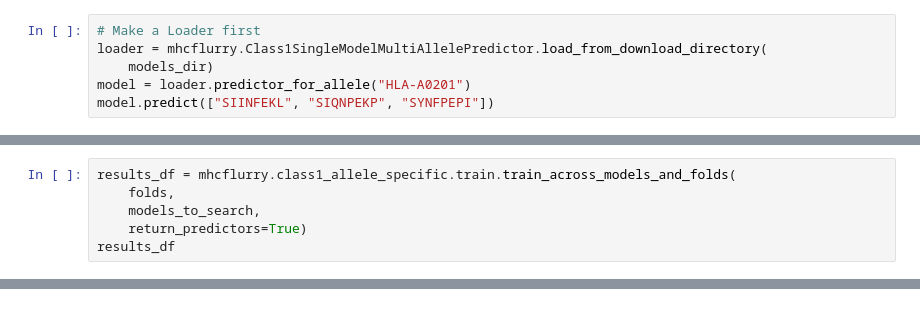
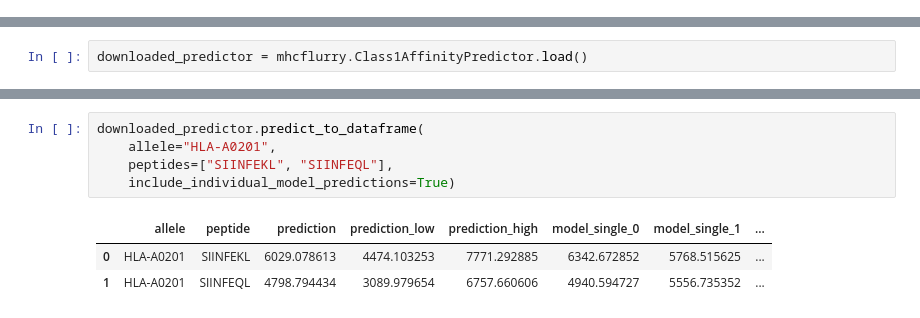
Before and after one commit to openvax/mhcflurry, a Jupyter notebook: examples/class1_allele_specific_models.ipynb, the cells around one changed output, grey strips where cells are left out. Cells and saved outputs as stored; diff of their text form.

```diff
--- a/examples/class1_allele_specific_models.ipynb
+++ b/examples/class1_allele_specific_models.ipynb
@@ -57,6 +0,0 @@ models_dir
-# %%
-# Make a Loader first
-loader = mhcflurry.Class1SingleModelMultiAllelePredictor.load_from_download_directory(
-    models_dir)
-model = loader.predictor_for_allele("HLA-A0201")
-model.predict(["SIINFEKL", "SIQNPEKP", "SYNFPEPI"])
@@ -271,6 +0,0 @@ train_across_models_and_folds(folds, model_descriptions, cartesian_product_of_fo
-# %%
-results_df = mhcflurry.class1_allele_specific.train.train_across_models_and_folds(
-    folds,
-    models_to_search,
-    return_predictors=True)
-results_df
@@ -304,0 +48,2 @@ Name: test_auc, dtype: float64
+# %%
+downloaded_predictor = mhcflurry.Class1AffinityPredictor.load()
@@ -304,0 +66,9 @@ Name: test_auc, dtype: float64
+# %%
+downloaded_predictor.predict_to_dataframe(
+    allele="HLA-A0201",
+    peptides=["SIINFEKL", "SIINFEQL"],
+    include_individual_model_predictions=True)
+# %% [output]
+|  | allele | peptide | prediction | prediction_low | prediction_high | model_single_0 | model_single_1 | ... |
+| 0 | HLA-A0201 | SIINFEKL | 6029.078613 | 4474.103253 | 7771.292885 | 6342.672852 | 5768.515625 | ... |
+| 1 | HLA-A0201 | SIINFEQL | 4798.794434 | 3089.979654 | 6757.660606 | 4940.594727 | 5556.735352 | ... |
```
Also changed, not shown: parts of 60 cells of this notebook, 6 other files.
